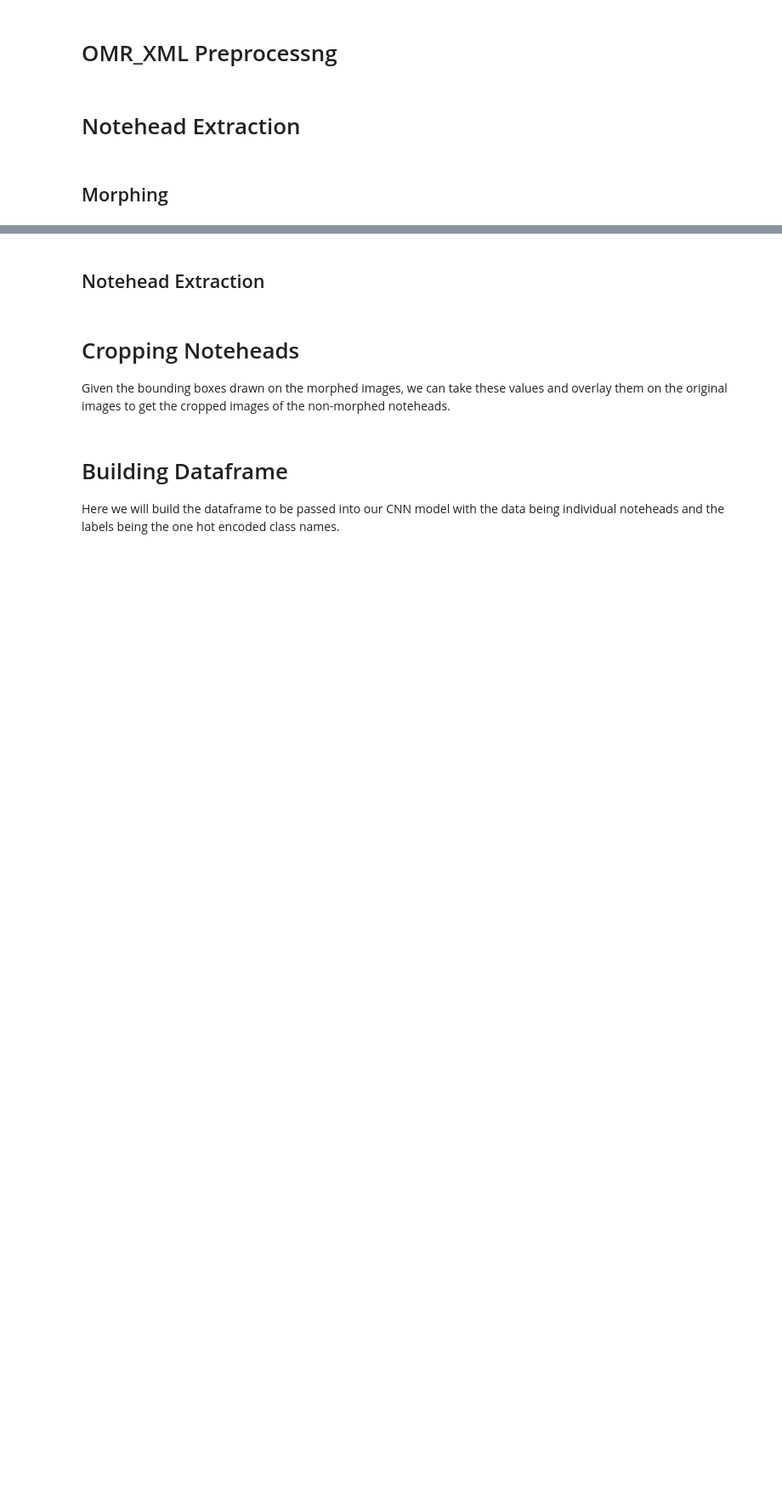
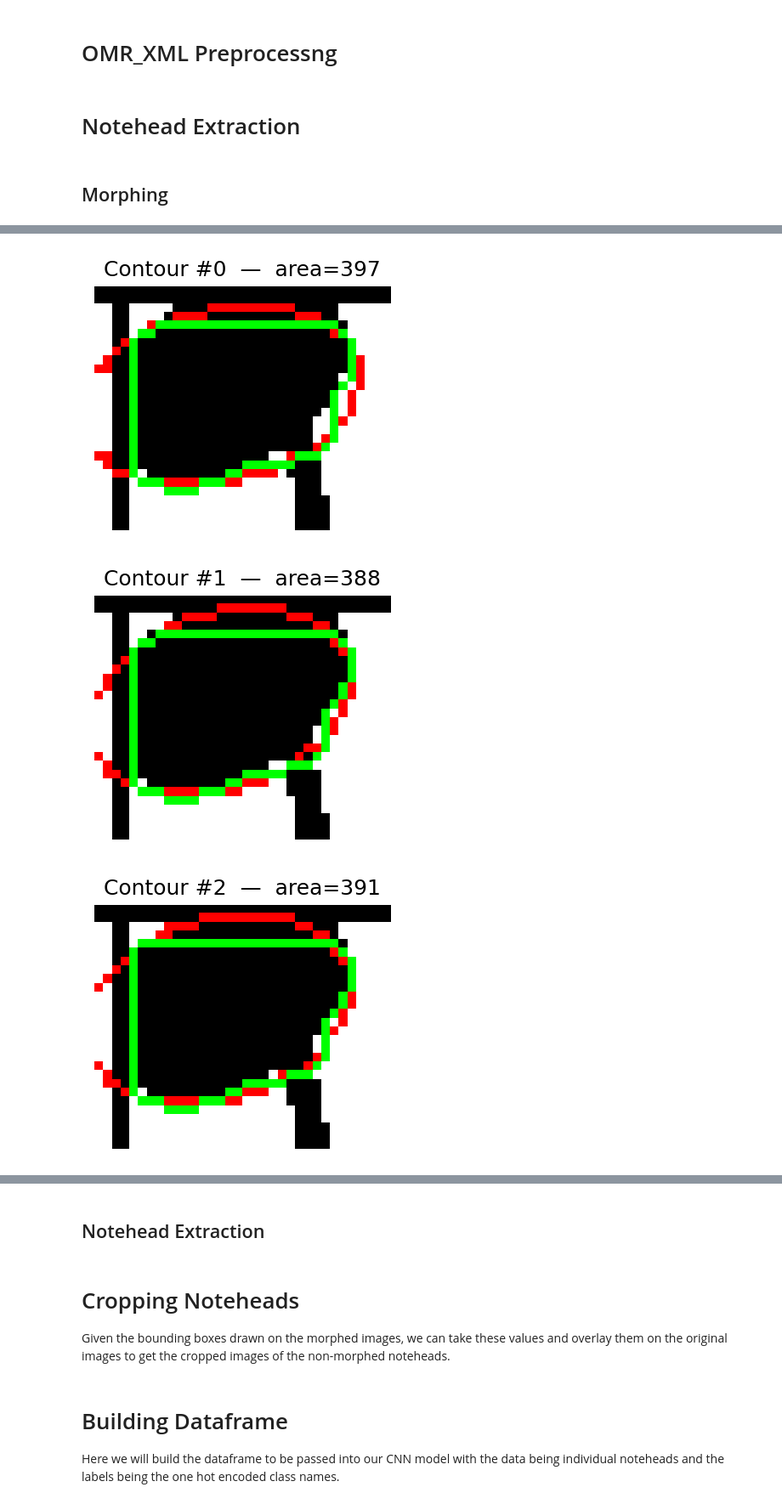
Before and after one commit to austinliu05/brown-dl-s25-final-project, a Jupyter notebook: brown-s25-final-project.ipynb, the cells around one changed output, grey strips where cells are left out. Shown at 85% size. Saved outputs shown, nothing was run; the diff lists cells and outputs as text; code cells hidden in the pictures; blank space fills up the shorter version.

```diff
--- a/brown-s25-final-project.ipynb
+++ b/brown-s25-final-project.ipynb
@@ -586,49 +837,51 @@ for i in range(5):
 # %%
-import cv2
-import numpy as np
+for i in range(1):
+    test_img, notes = cropped_note_pairs[i]
+    contours     = img_contours[i]
 
-def refine_and_fit_ellipses(gray_img, contours, pad=4, debug=False):
-    ellipses = []
+    # get gray & binary
+    if not isinstance(test_img, np.ndarray):
+        gray = np.array(test_img.convert('L'), dtype=np.uint8)
+    else:
+        gray = test_img
+    _, binary = cv2.threshold(gray, 127, 255, cv2.THRESH_BINARY_INV)
 
-    H, W = gray_img.shape
-    for cnt in contours:
+    # extract your morphed mask as normal
+    morphed, _ = extract_noteheads(test_img, debug=False, ellipse_size=20)
+
+    for idx, cnt in enumerate(contours):
+        # crop & pad
         x,y,w,h = cv2.boundingRect(cnt)
-        x0 = max(0, x - pad)
-        y0 = max(0, y - pad)
-        x1 = min(W, x + w + pad)
-        y1 = min(H, y + h + pad)
+        pad = 4
+        x0, y0 = max(0,x-pad), max(0,y-pad)
+        x1, y1 = min(gray.shape[1], x+w+pad), min(gray.shape[0], y+h+pad)
+        roi_mask = morphed[y0:y1, x0:x1]
+        roi_gray = gray[y0:y1, x0:x1]
 
-        roi_gray = gray_img[y0:y1, x0:x1]
-
-        if debug:
-            plt.figure(figsize=(3,3))
-            plt.imshow(roi_gray, cmap='gray')
-            plt.title("Isolated image"); plt.axis('off')
-
-        local_cnts, _ = cv2.findContours(roi_gray, cv2.RETR_EXTERNAL, cv2.CHAIN_APPROX_SIMPLE)
+        # find the single local blob in there
+        local_cnts, _ = cv2.findContours(roi_mask, cv2.RETR_EXTERNAL, cv2.CHAIN_APPROX_SIMPLE)
         if not local_cnts:
             continue
+        lc = max(local_cnts, key=lambda c: cv2.contourArea(c))
 
-        best = max(local_cnts, key=lambda c: cv2.contourArea(c))
-        if len(best) < 5:
-            continue  # need ≥5 points for ellipse
+        # fit ellipse
+        try:
+            ellipse = cv2.fitEllipse(lc)
+        except:
+            continue
 
-        best_local = best
-        ellipse_local = cv2.fitEllipse(best_local)
+        # draw overlay
+        canvas = cv2.cvtColor(roi_gray, cv2.COLOR_GRAY2BGR)
+        cv2.ellipse(canvas, ellipse, (0,0,255), 1)    # red ellipse
+        cv2.drawContours(canvas, [lc], -1, (0,255,0), 1)  # green contour
 
-        # 6) convert ellipse center back to global coords
-        (cx_loc, cy_loc), axes, ang = ellipse_local
-        cx_glob = cx_loc + x0
-        cy_glob = cy_loc + y0
-
-        ellipses.append(((cx_glob, cy_glob), axes, ang))
-
-        if debug:
-            roi_color = cv2.cvtColor(roi_gray, cv2.COLOR_GRAY2BGR)
-            cv2.ellipse(roi_color, ellipse_local, (0,0,255), 1)
-            cv2.drawContours(roi_color, [best_local], -1, (0,255,0), 1)
-            plt.figure(figsize=(3,3))
-            plt.imshow(roi_color[...,::-1])
-            plt.title(f"Ellipse IoU ~ fit"); plt.axis('off')
-
-    return ellipses
+        # show it
+        plt.figure(figsize=(3,3), dpi=150)
+        plt.imshow(canvas[..., ::-1], cmap=None)
+        plt.title(f"Contour #{idx}  —  area={cv2.contourArea(lc):.0f}")
+        plt.axis('off')
+        plt.show()
+# %% [output]
+[figure, added]
+[figure, added]
+[figure, added]
```
Also changed, not shown: parts of 8 cells of this notebook.
